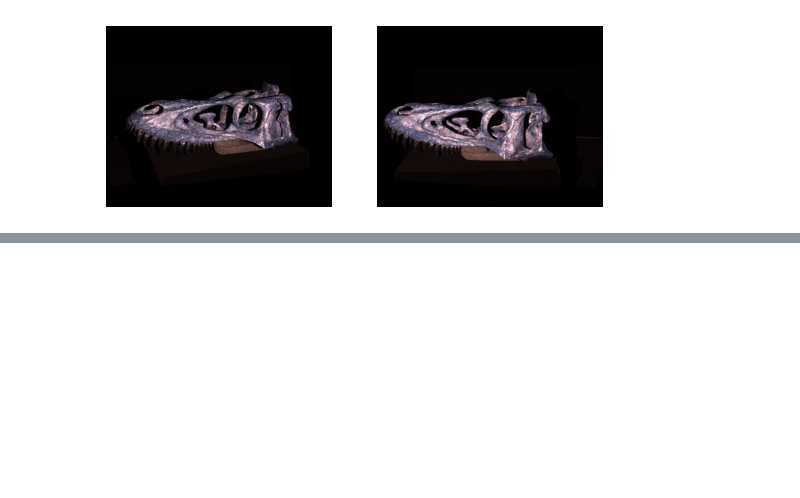
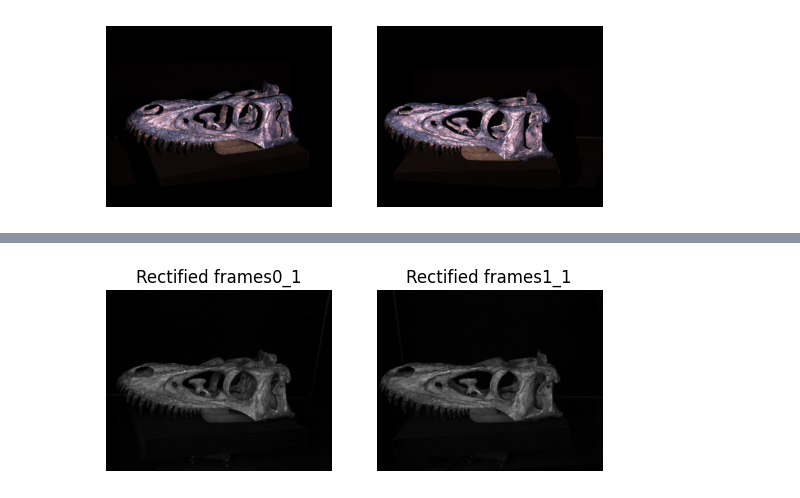
Before and after one commit to yufanana/ComputerVision02504, a Jupyter notebook: notebooks/ex13.ipynb, the cells around one changed output, grey strips where cells are left out. Saved outputs shown, nothing was run; the diff lists cells and outputs as text; code cells hidden in the pictures; blank space fills up the shorter version.

```diff
--- a/notebooks/ex13.ipynb
+++ b/notebooks/ex13.ipynb
@@ -48,0 +71,29 @@ maps1 = cv2.initUndistortRectifyMap(c['K1'], c['d1'], R1, P1, size, cv2.CV_32FC2
+# %%
+# Rectify all images
+n_frames = 26
+imgs0_rect = np.zeros((n_frames, size[1], size[0]))
+imgs1_rect = np.zeros((n_frames, size[1], size[0]))
+for i in range(n_frames):
+    # Load and convert to grayscale
+    img0 = (
+        cv2.imread(folder + "sequence/frames0_%d.png" % i).astype(float).mean(2)
+        / 255
+    )
+    img1 = (
+        cv2.imread(folder + "sequence/frames1_%d.png" % i).astype(float).mean(2)
+        / 255
+    )
+    imgs0_rect[i] = cv2.remap(img0, *maps0, cv2.INTER_LINEAR)
+    imgs1_rect[i] = cv2.remap(img1, *maps1, cv2.INTER_LINEAR)
+# %%
+plt.subplot(1, 2, 1)
+plt.imshow(imgs0_rect[1], cmap="gray")
+plt.title("Rectified frames0_1")
+plt.axis("off")
+plt.subplot(1, 2, 2)
+plt.imshow(imgs1_rect[1], cmap="gray")
+plt.title("Rectified frames1_1")
+plt.axis("off")
+plt.show()
+# %% [output]
+[figure, added]
```
Also changed, not shown: parts of 12 cells of this notebook, 4 other files.
